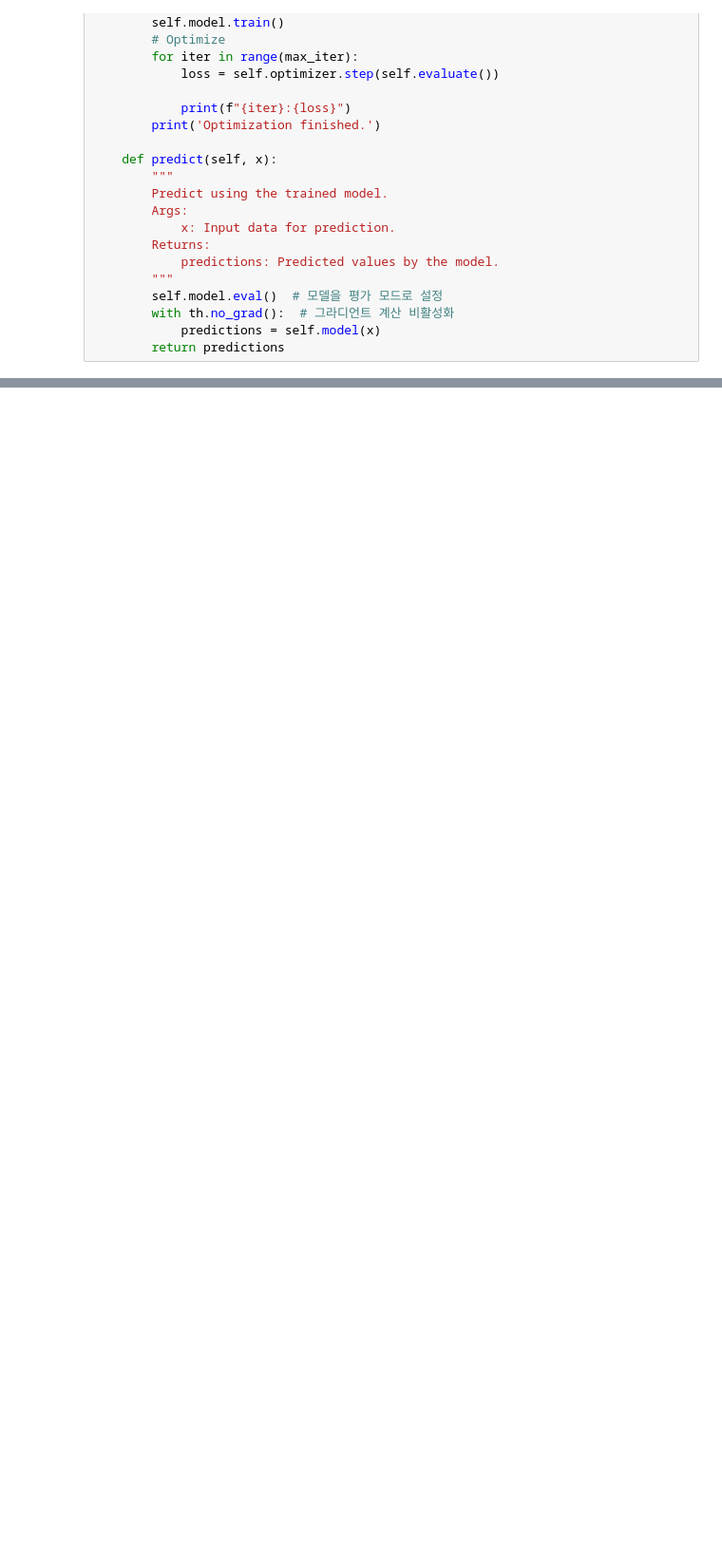
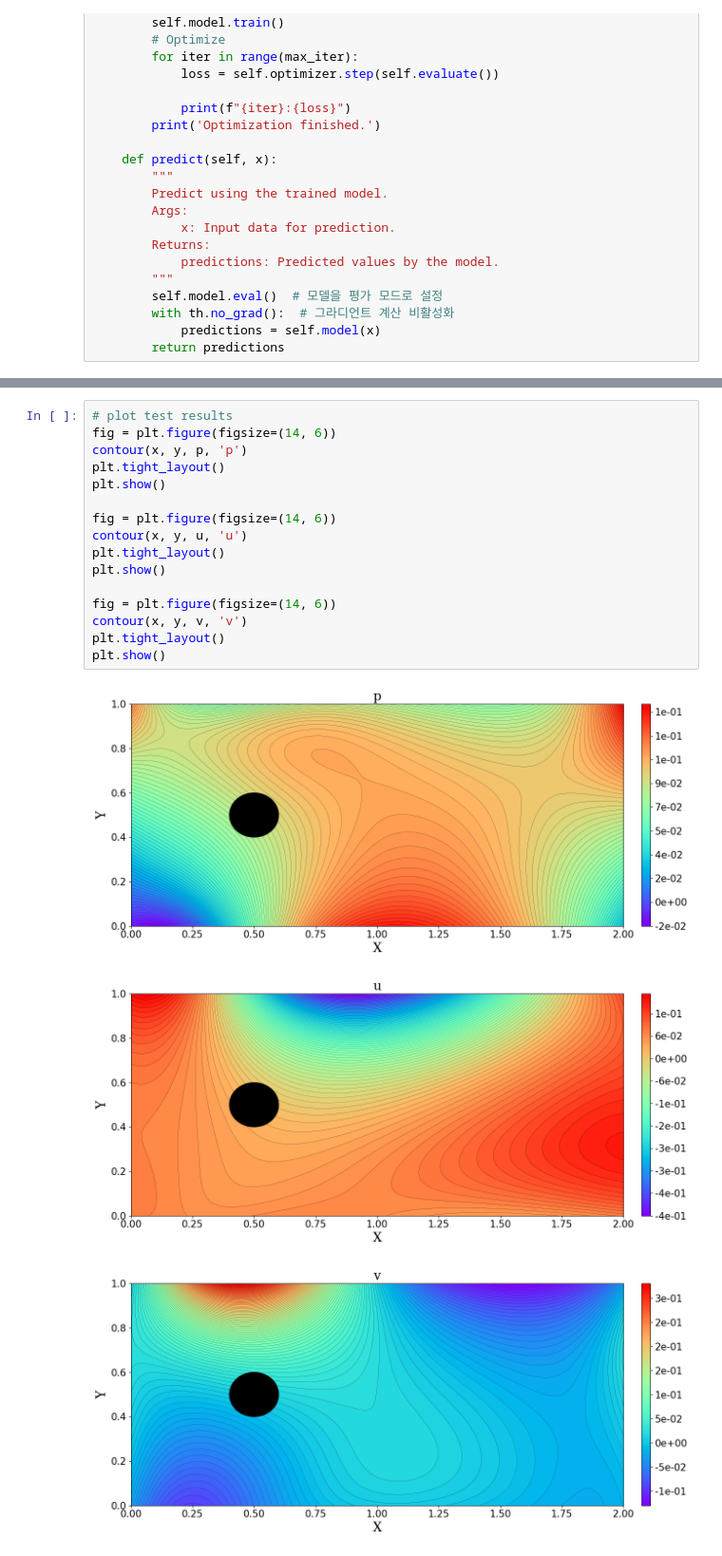
Before and after one commit to komingsu/piml, a Jupyter notebook: firstProject/src/translate_testfile_torch.ipynb, the cells around one changed output, grey strips where cells are left out. Shown at 95% size. Cells and saved outputs as stored; diff of their text form; blank space fills up the shorter version.

```diff
--- a/firstProject/src/translate_testfile_torch.ipynb
+++ b/firstProject/src/translate_testfile_torch.ipynb
@@ -290,4 +290,24 @@ lbfgs.fit()
 Optimization finished.
+# %%
+# plot test results
+fig = plt.figure(figsize=(14, 6))
+contour(x, y, p, 'p')
+plt.tight_layout()
+plt.show()
+
+fig = plt.figure(figsize=(14, 6))
+contour(x, y, u, 'u')
+plt.tight_layout()
+plt.show()
+
+fig = plt.figure(figsize=(14, 6))
+contour(x, y, v, 'v')
+plt.tight_layout()
+plt.show()
+# %% [output]
+[figure, added]
+[figure, added]
+[figure, added]
 # %%
 x = np.linspace(x_ini, x_f, num_test_samples)
 y = np.linspace(y_ini, y_f, num_test_samples)
```
Also changed, not shown: parts of 2 cells of this notebook.
